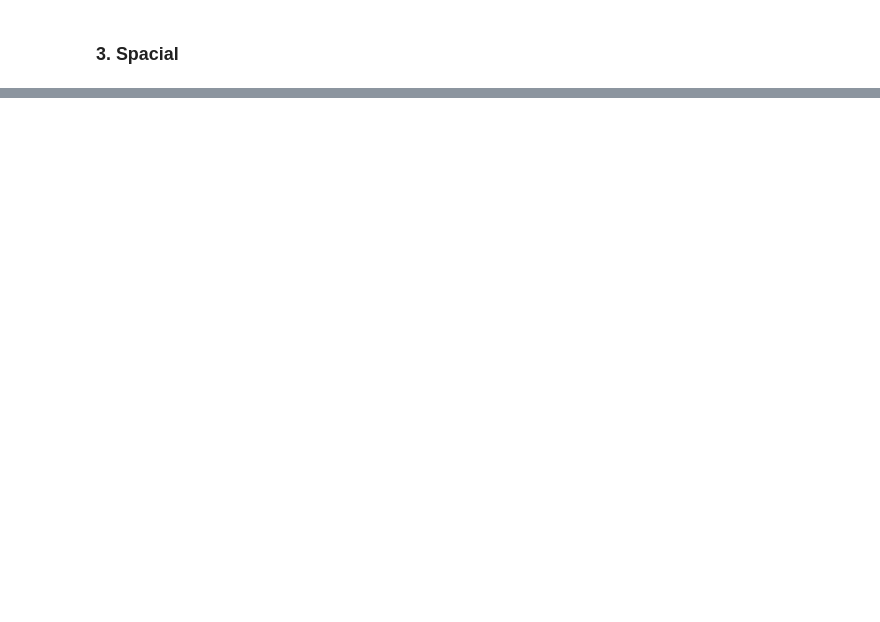
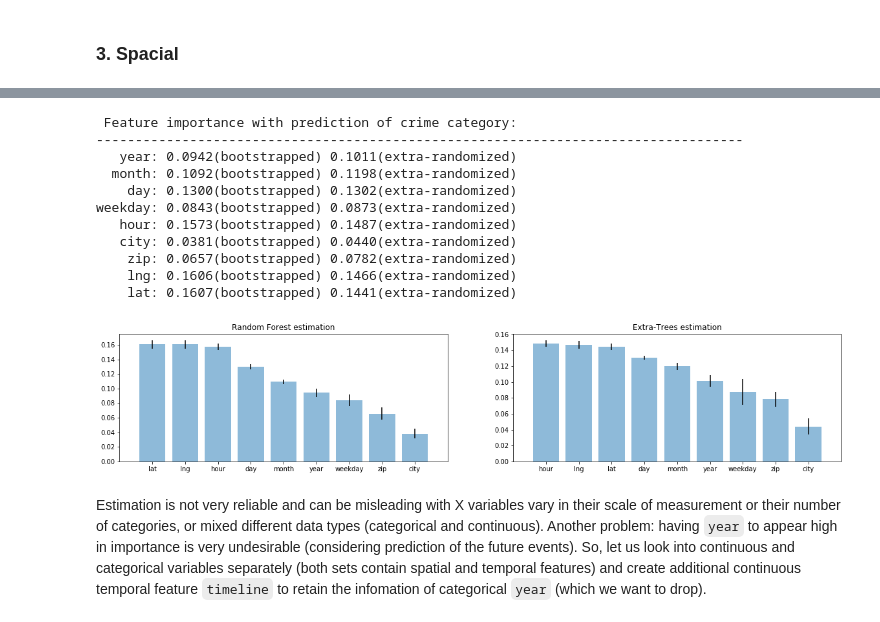
Before and after one commit to arcta/LA-crime, a Jupyter notebook: Features.ipynb, the cells around one changed output, grey strips where cells are left out. Saved outputs shown, nothing was run; the diff lists cells and outputs as text; code cells hidden in the pictures; blank space fills up the shorter version.

```diff
--- a/Features.ipynb
+++ b/Features.ipynb
@@ -304,0 +346,18 @@ IFrame('/projects/LA-crime/Homicide{}.html'.format(YEAR), width='100%', height=5
+# %%
+# get balanced sample
+size = 1000 # partition representation size
+
+data = None
+for c in category:
+    n = len(features[features['category'] == c])
+    sample = np.random.choice(n, size, replace = False)
+    df = features[features['category'] == c].reset_index().iloc[sample]
+    if data is None:
+        data = df.copy()
+    else:
+        data = pd.concat([data, df], ignore_index = True)
+# %%
+print('        Potential target (top-left) with potential temporal predictors:')
+plt.rcParams['figure.figsize'] = (15,15)
+pd.plotting.scatter_matrix(data[['stat','month','day','weekday','hour']], alpha = 0.01)
+plt.show()
@@ -304,0 +372,5 @@ IFrame('/projects/LA-crime/Homicide{}.html'.format(YEAR), width='100%', height=5
+# %%
+print('        Potential target with potential spatial predictors:')
+plt.rcParams['figure.figsize'] = (15,15)
+pd.plotting.scatter_matrix(data[['stat','lng','lat','zip','city']], alpha = 0.01)
+plt.show()
@@ -304,0 +434,21 @@ IFrame('/projects/LA-crime/Homicide{}.html'.format(YEAR), width='100%', height=5
+# %%
+labels = ['year','month','day','weekday','hour','city','zip','lng','lat']
+X = data[labels].as_matrix()
+# %%
+y = data['category'].as_matrix()
+compute_importance(X, y, labels, 'Feature importance with prediction of crime category')
+# %% [output]
+ Feature importance with prediction of crime category:
+-----------------------------------------------------------------------------------
+   year: 0.0942(bootstrapped) 0.1011(extra-randomized)
+  month: 0.1092(bootstrapped) 0.1198(extra-randomized)
+    day: 0.1300(bootstrapped) 0.1302(extra-randomized)
+weekday: 0.0843(bootstrapped) 0.0873(extra-randomized)
+   hour: 0.1573(bootstrapped) 0.1487(extra-randomized)
+   city: 0.0381(bootstrapped) 0.0440(extra-randomized)
+    zip: 0.0657(bootstrapped) 0.0782(extra-randomized)
+    lng: 0.1606(bootstrapped) 0.1466(extra-randomized)
+    lat: 0.1607(bootstrapped) 0.1441(extra-randomized)
+[figure, added]
+# %% [markdown]
+Estimation is not very reliable and can be misleading with X variables vary in their scale of measurement or their number of categories, or mixed different data types (categorical and continuous). Another problem: having `year` to appear high in importance is very undesirable (considering prediction of the future events). So, let us look into continuous and categorical variables separately (both sets contain spatial and temporal features) and create additional continuous temporal feature `timeline` to retain the infomation of categorical `year` (which we want to drop).
```
Also changed, not shown: parts of 61 cells of this notebook, 11 other files.
